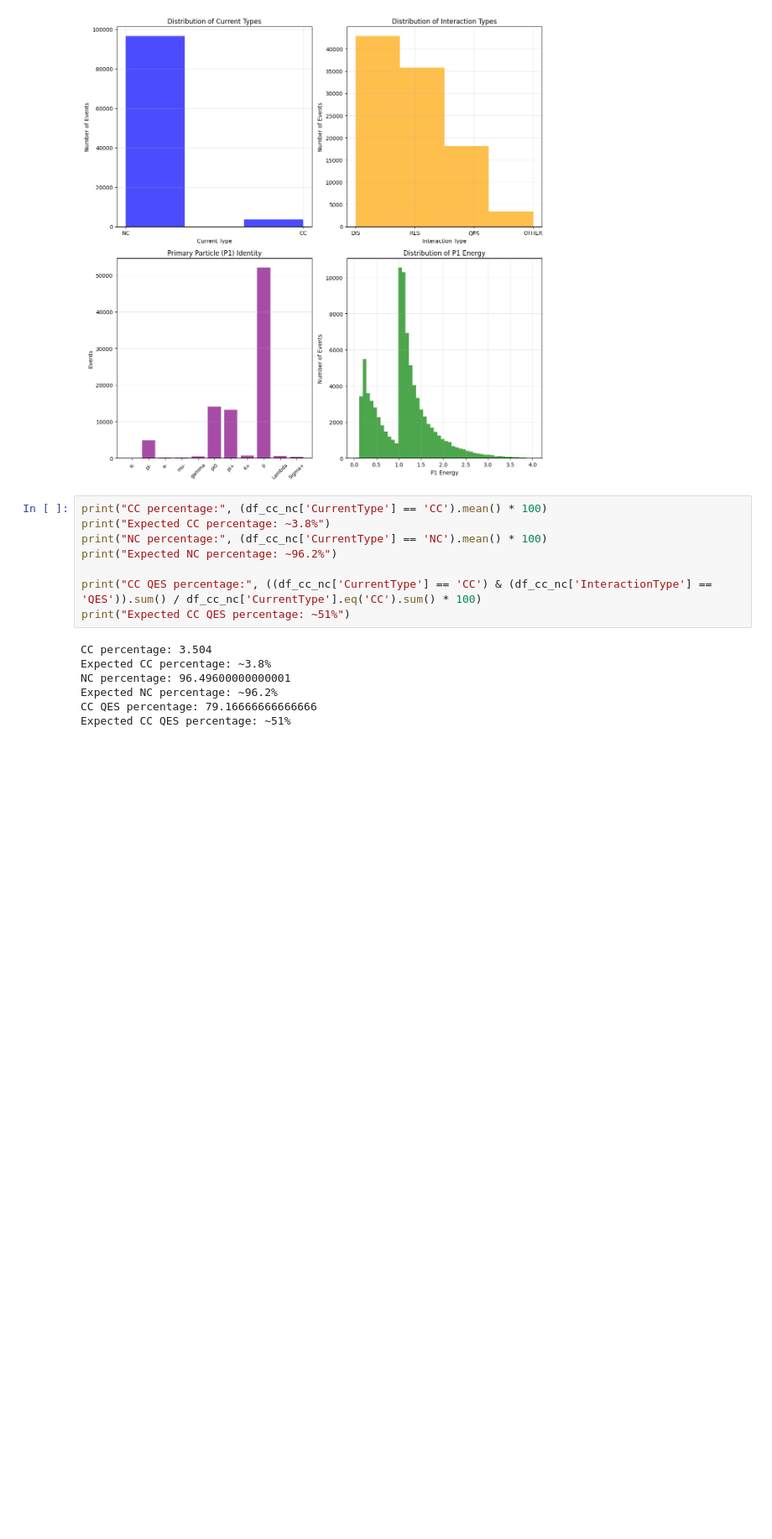
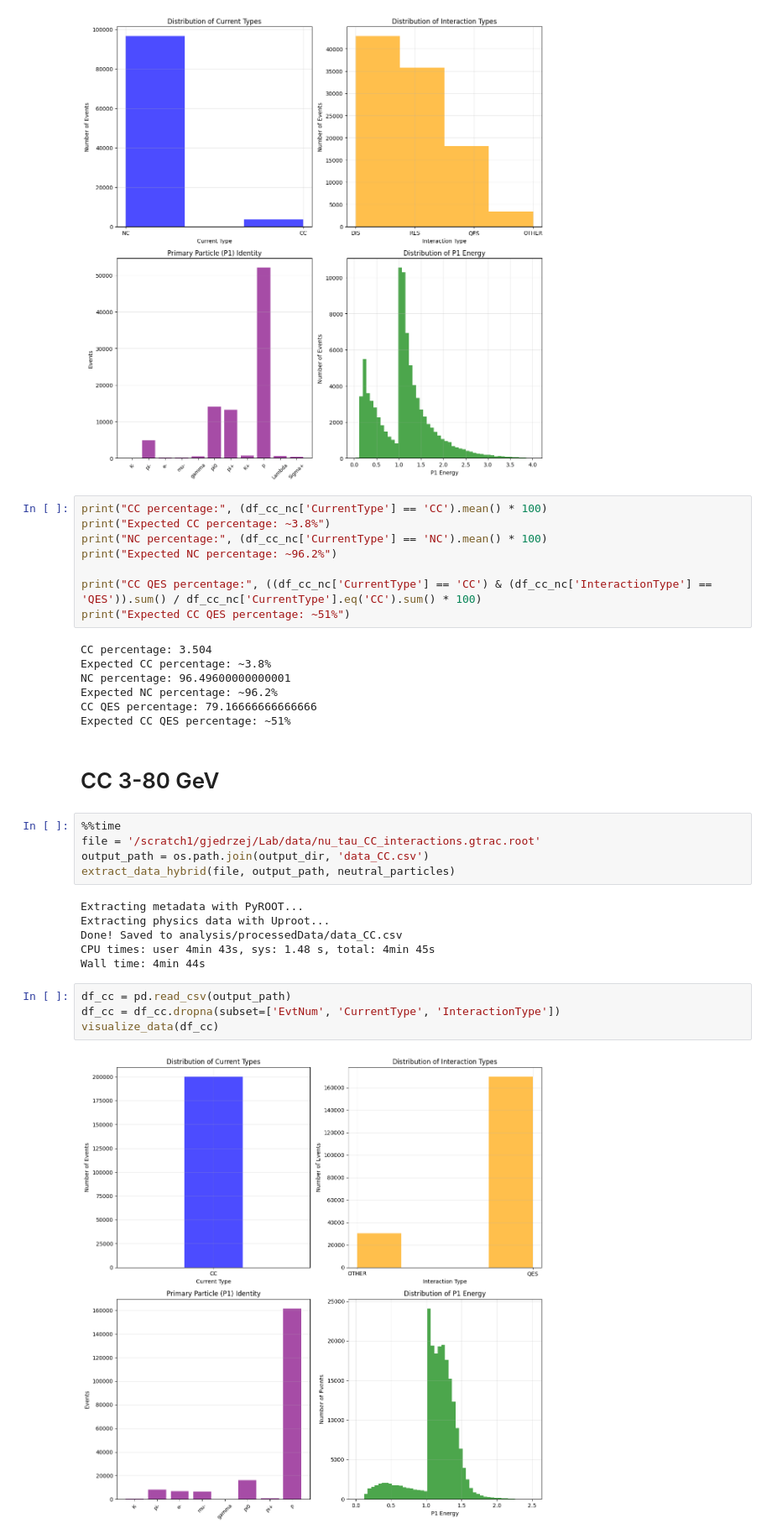
Before and after one commit to PasiekaFUW/Masters_Thesis, a Jupyter notebook: Lab/analysis/GJNuTau.ipynb, the cells around one changed output. Shown at 84% size. Saved outputs shown, nothing was run; the diff lists cells and outputs as text; blank space fills up the shorter version.

```diff
--- a/Lab/analysis/GJNuTau.ipynb
+++ b/Lab/analysis/GJNuTau.ipynb
@@ -252,3 +256,22 @@ NC percentage: 96.49600000000001
 Expected NC percentage: ~96.2%
 CC QES percentage: 79.16666666666666
 Expected CC QES percentage: ~51%
+# %% [markdown]
+# CC    3-80 GeV
+# %%
+%%time
+file = '/scratch1/gjedrzej/Lab/data/nu_tau_CC_interactions.gtrac.root'
+output_path = os.path.join(output_dir, 'data_CC.csv')
+extract_data_hybrid(file, output_path, neutral_particles)
+# %% [output]
+Extracting metadata with PyROOT...
+Extracting physics data with Uproot...
+Done! Saved to analysis/processedData/data_CC.csv
+CPU times: user 4min 43s, sys: 1.48 s, total: 4min 45s
+Wall time: 4min 44s
+# %%
+df_cc = pd.read_csv(output_path)
+df_cc = df_cc.dropna(subset=['EvtNum', 'CurrentType', 'InteractionType'])
+visualize_data(df_cc)
+# %% [output]
+[figure, added]
```
Also changed, not shown: parts of 13 cells of this notebook.
